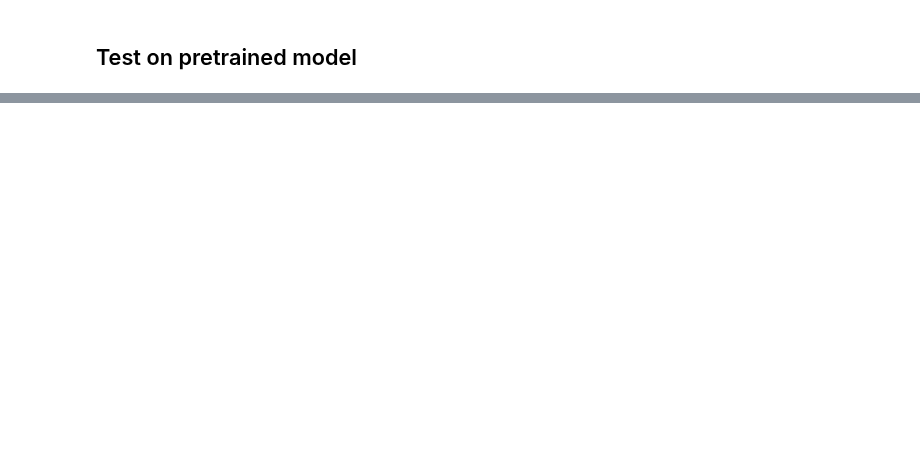
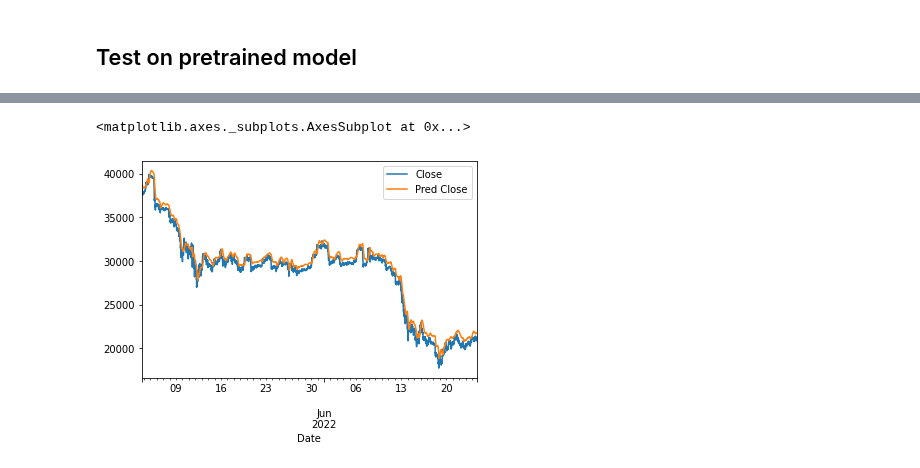
Before and after one commit to gabriele16/sats4u, a Jupyter notebook: colab/LSTM-CNN-BitCoin-Save-Load.ipynb, the cells around one changed output, grey strips where cells are left out. Drawn from its saved outputs; the diff is of its cells as text; code cells hidden in the pictures; blank space fills up the shorter version.

```diff
--- a/colab/LSTM-CNN-BitCoin-Save-Load.ipynb
+++ b/colab/LSTM-CNN-BitCoin-Save-Load.ipynb
@@ -110,6 +110,6 @@ datetime.strptime(str(can_btc.candles.index[-1]), '%Y-%m-%d %H:%M:%S').strftime(
 # %%
 MODELDATE_TO_SAVE = datetime.strptime(str(can_btc.candles.index[-1]), '%Y-%m-%d %H:%M:%S').strftime('%y%m%d_%H_%M')
-PRESAVED_MODELDATE = "220615_18_16"
+PRESAVED_MODELDATE = "220624_16_16"
 
 if PRESAVED_MODELDATE == MODELDATE_TO_SAVE :
   model_name = f"model/LSTM_CNN_pretrained_{MODELDATE_TO_SAVE}"
@@ -147,8 +230,8 @@ if USE_PRETRAINED:
 else:
   model_name = f"model/LSTM_CNN_model"
 
-loaded_model =  s2m.ModelTimeSeries(ts_btc.x_candles, ts_btc.x_time, ts_btc.y, split_fraction = 0.0)
+loaded_model =  s2m.TimeSeries2Model(ts_btc.x_candles, ts_btc.x_time, ts_btc.y, ts_btc.scaler, split_fraction = 0.90)
 loaded_model.sats2model()
 loaded_model.load_model(model_name)
-loaded_model.sats2pred(predict_on_test = False)
+loaded_model.sats2pred(predict_on_test = True)
 loaded_model.preds
@@ -155,3 +246,4 @@ loaded_model.preds
 # %%
-true_vals = ts_btc.denorm(ts_btc.candles_norm[:,-1])
-preds = ts_btc.denorm(loaded_model.preds)
+true_vals = c2t.denorm(ts_btc.scaler, ts_btc.candles, ts_btc.candles_norm[:,-1])
+preds = c2t.denorm(loaded_model.scaler, ts_btc.candles, loaded_model.preds)
+np.array(preds)
@@ -167,0 +267,9 @@ plt.show()
+# %%
+import src.timeutils as tu
+shifted_time_indexes = tu.shift_time_index(can_btc.candles.index,1,can_btc.dtime_index)
+series_predicted = tu.arr2series(preds,"Pred Close",shifted_time_indexes,top_or_bottom="bottom")
+df_preds_true = tu.mergetimeseries(can_btc.candles["Close"], series_predicted)
+df_preds_true.dropna().plot()
+# %% [output]
+<matplotlib.axes._subplots.AxesSubplot at 0x...>
+[figure, added]
```
Also changed, not shown: parts of 26 cells of this notebook, 1 other file.
